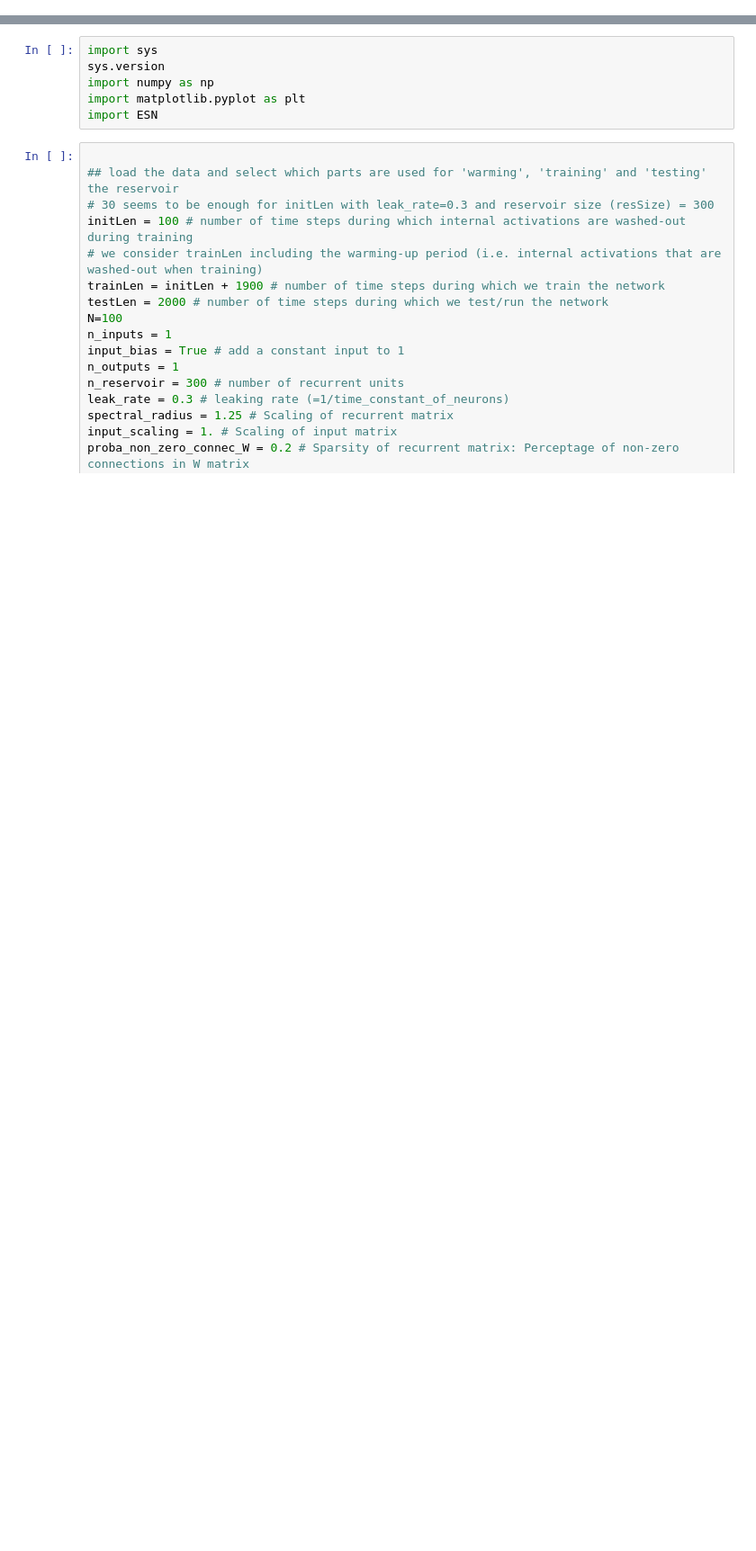
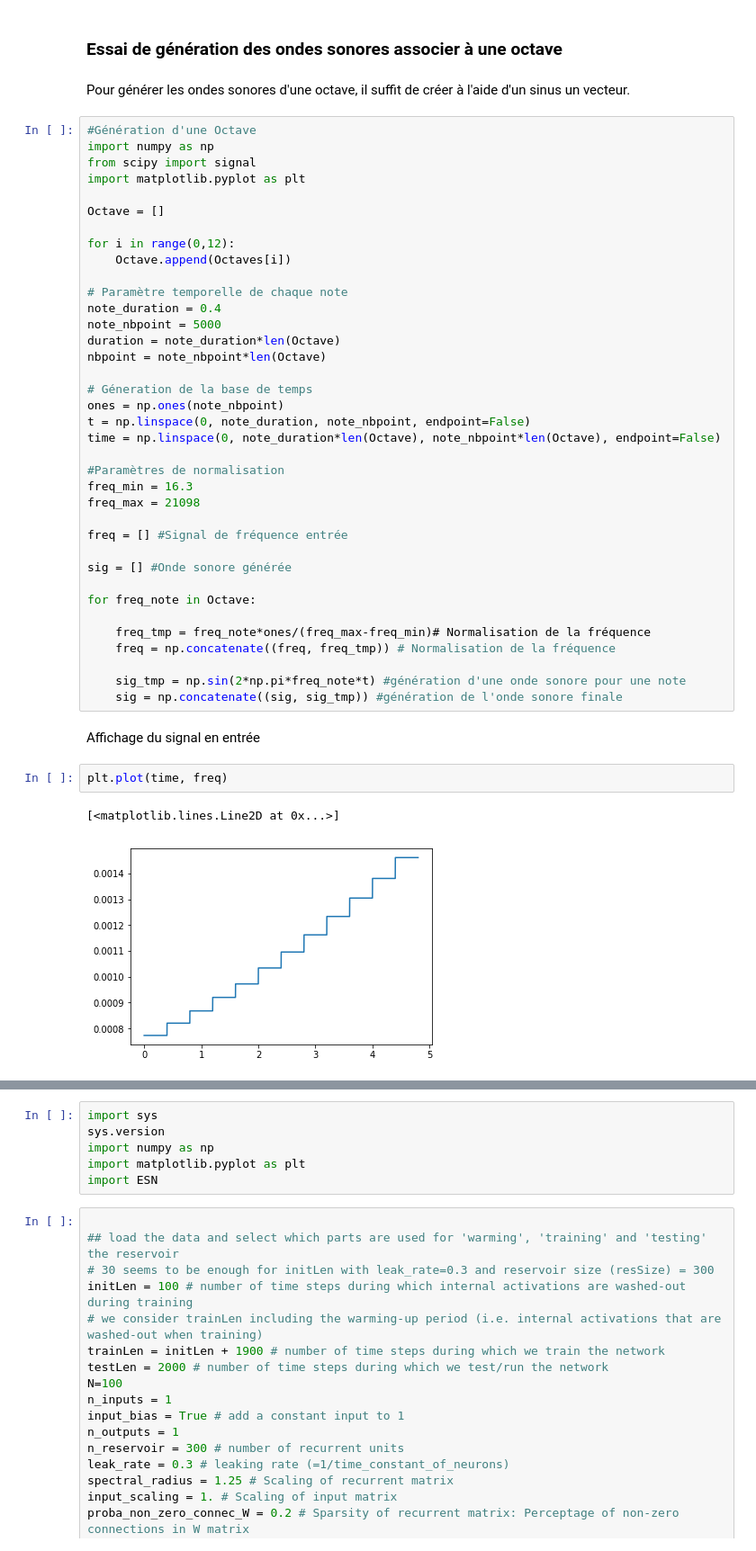
Before and after one commit to LeTuR/IA, a Jupyter notebook: ia.ipynb, the cells around one changed output, grey strips where cells are left out. Shown at 90% size. Cells and saved outputs as stored; diff of their text form; blank space fills up the shorter version.

```diff
--- a/ia.ipynb
+++ b/ia.ipynb
@@ -0,0 +26,48 @@
+# %% [markdown]
+### Essai de génération des ondes sonores associer à une octave
+# %% [markdown]
+Pour générer les ondes sonores d'une octave, il suffit de créer à l'aide d'un sinus un vecteur.
+# %%
+#Génération d'une Octave
+import numpy as np
+from scipy import signal
+import matplotlib.pyplot as plt
+
+Octave = []
+
+for i in range(0,12):
+    Octave.append(Octaves[i])
+
+# Paramètre temporelle de chaque note
+note_duration = 0.4
+note_nbpoint = 5000
+duration = note_duration*len(Octave)
+nbpoint = note_nbpoint*len(Octave)
+
+# Géneration de la base de temps
+ones = np.ones(note_nbpoint)
+t = np.linspace(0, note_duration, note_nbpoint, endpoint=False)
+time = np.linspace(0, note_duration*len(Octave), note_nbpoint*len(Octave), endpoint=False)
+
+#Paramètres de normalisation
+freq_min = 16.3
+freq_max = 21098
+
+freq = [] #Signal de fréquence entrée
+
+sig = [] #Onde sonore générée
+
+for freq_note in Octave:
+
+    freq_tmp = freq_note*ones/(freq_max-freq_min)# Normalisation de la fréquence
+    freq = np.concatenate((freq, freq_tmp)) # Normalisation de la fréquence
+
+    sig_tmp = np.sin(2*np.pi*freq_note*t) #génération d'une onde sonore pour une note
+    sig = np.concatenate((sig, sig_tmp)) #génération de l'onde sonore finale
+# %% [markdown]
+Affichage du signal en entrée
+# %%
+plt.plot(time, freq)
+# %% [output]
+[<matplotlib.lines.Line2D at 0x...>]
+[figure, added]
```
Also changed, not shown: parts of 19 cells of this notebook, 2 other files.
